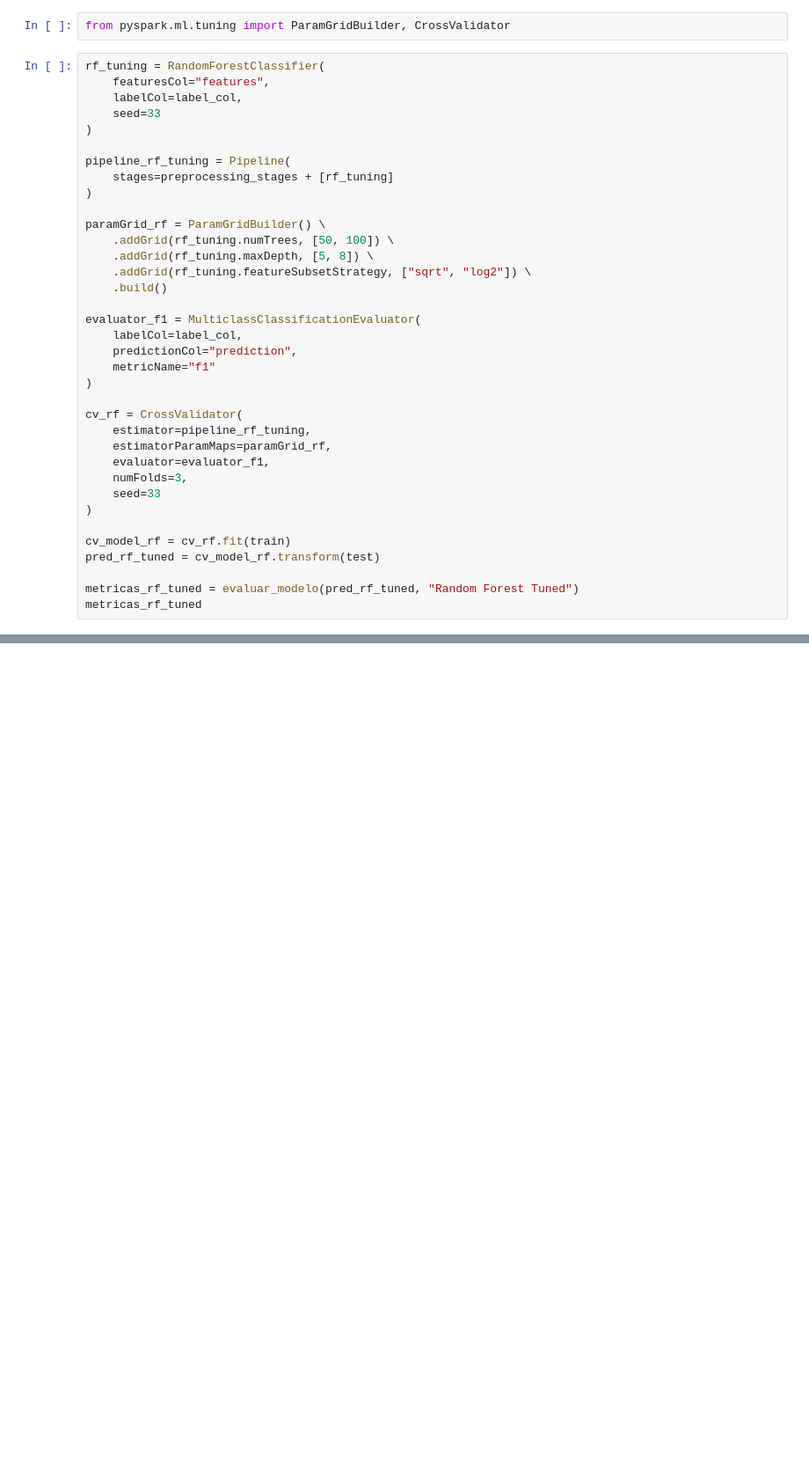
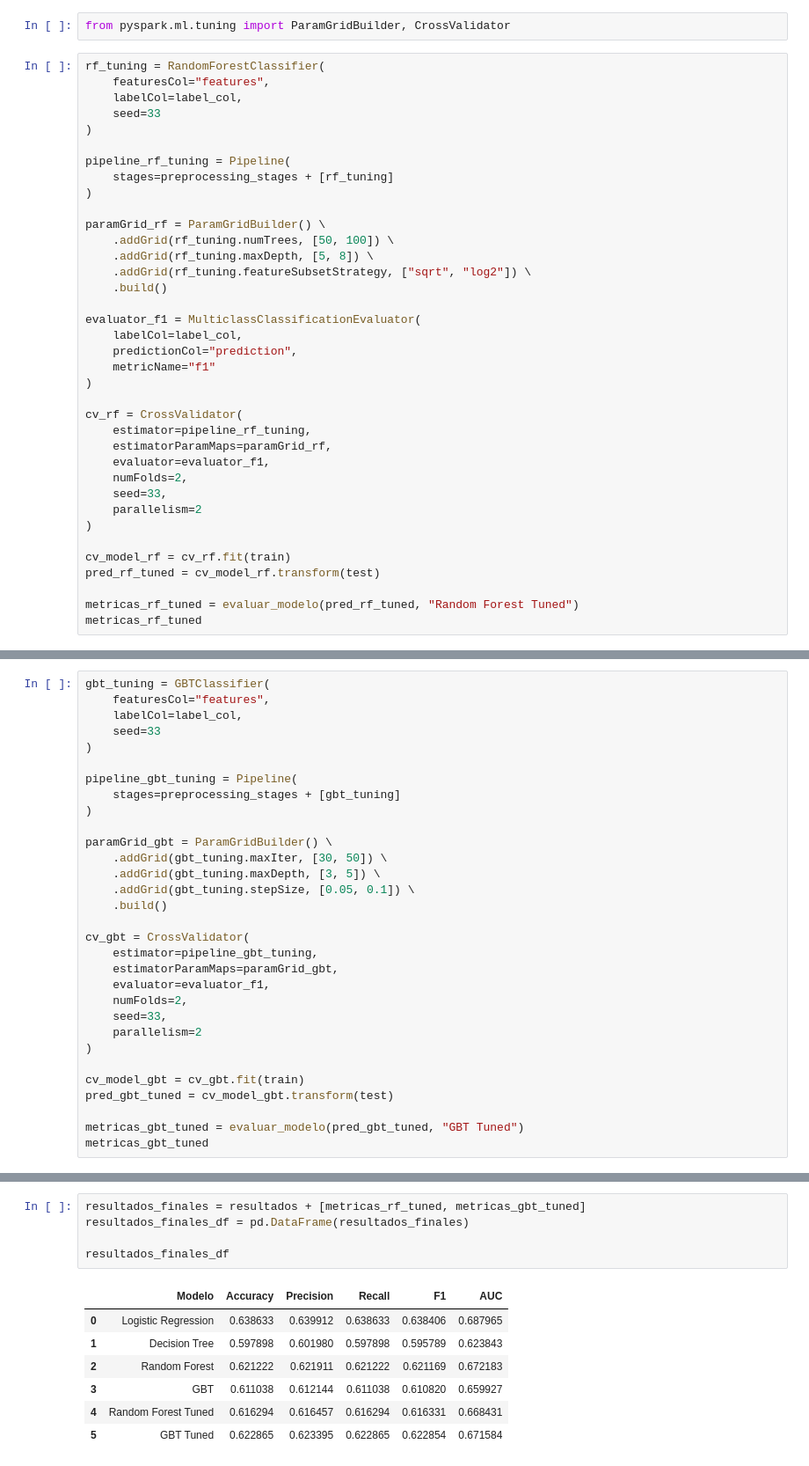
Before and after one commit to midrovo/proyecto_analisis, a Jupyter notebook: notebooks/02_analisis_spark_mllib.ipynb, the cells around one changed output, grey strips where cells are left out. Shown at 88% size. Saved outputs shown, nothing was run; the diff lists cells and outputs as text; blank space fills up the shorter version.

```diff
--- a/notebooks/02_analisis_spark_mllib.ipynb
+++ b/notebooks/02_analisis_spark_mllib.ipynb
@@ -533,8 +501,9 @@ cv_rf = CrossValidator(
     estimator=pipeline_rf_tuning,
     estimatorParamMaps=paramGrid_rf,
     evaluator=evaluator_f1,
-    numFolds=3,
-    seed=33
+    numFolds=2,
+    seed=33,
+    parallelism=2
 )
 
 cv_model_rf = cv_rf.fit(train)
@@ -544,0 +521,31 @@ metricas_rf_tuned
+# %%
+gbt_tuning = GBTClassifier(
+    featuresCol="features",
+    labelCol=label_col,
+    seed=33
+)
+
+pipeline_gbt_tuning = Pipeline(
+    stages=preprocessing_stages + [gbt_tuning]
+)
+
+paramGrid_gbt = ParamGridBuilder() \
+    .addGrid(gbt_tuning.maxIter, [30, 50]) \
+    .addGrid(gbt_tuning.maxDepth, [3, 5]) \
+    .addGrid(gbt_tuning.stepSize, [0.05, 0.1]) \
+    .build()
+
+cv_gbt = CrossValidator(
+    estimator=pipeline_gbt_tuning,
+    estimatorParamMaps=paramGrid_gbt,
+    evaluator=evaluator_f1,
+    numFolds=2,
+    seed=33,
+    parallelism=2
+)
+
+cv_model_gbt = cv_gbt.fit(train)
+pred_gbt_tuned = cv_model_gbt.transform(test)
+
+metricas_gbt_tuned = evaluar_modelo(pred_gbt_tuned, "GBT Tuned")
+metricas_gbt_tuned
@@ -544,0 +559,13 @@ metricas_rf_tuned
+# %%
+resultados_finales = resultados + [metricas_rf_tuned, metricas_gbt_tuned]
+resultados_finales_df = pd.DataFrame(resultados_finales)
+
+resultados_finales_df
+# %% [output]
+|  | Modelo | Accuracy | Precision | Recall | F1 | AUC |
+| 0 | Logistic Regression | 0.638633 | 0.639912 | 0.638633 | 0.638406 | 0.687965 |
+| 1 | Decision Tree | 0.597898 | 0.601980 | 0.597898 | 0.595789 | 0.623843 |
+| 2 | Random Forest | 0.621222 | 0.621911 | 0.621222 | 0.621169 | 0.672183 |
+| 3 | GBT | 0.611038 | 0.612144 | 0.611038 | 0.610820 | 0.659927 |
+| 4 | Random Forest Tuned | 0.616294 | 0.616457 | 0.616294 | 0.616331 | 0.668431 |
+| 5 | GBT Tuned | 0.622865 | 0.623395 | 0.622865 | 0.622854 | 0.671584 |
```
Also changed, not shown: parts of 15 cells of this notebook, 5 other files.
